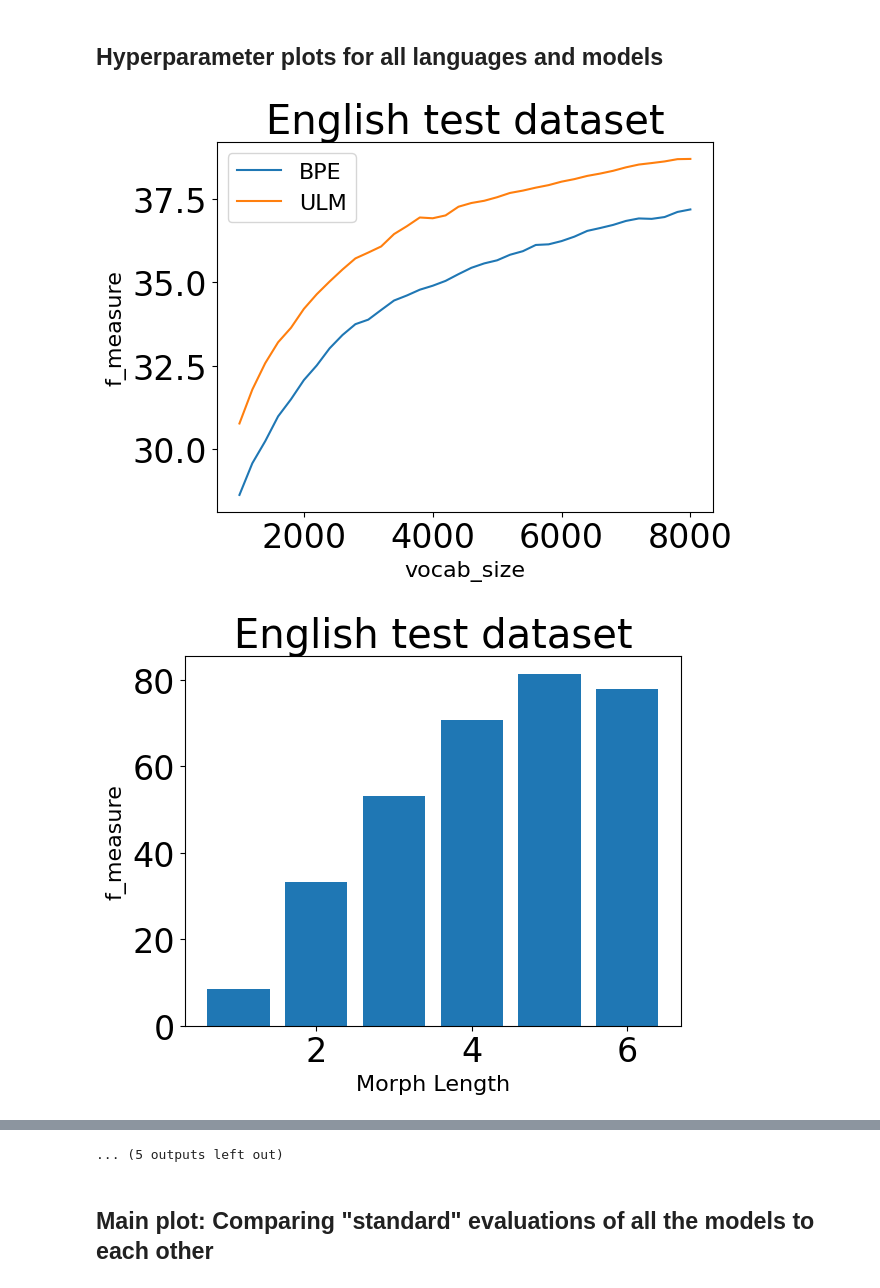
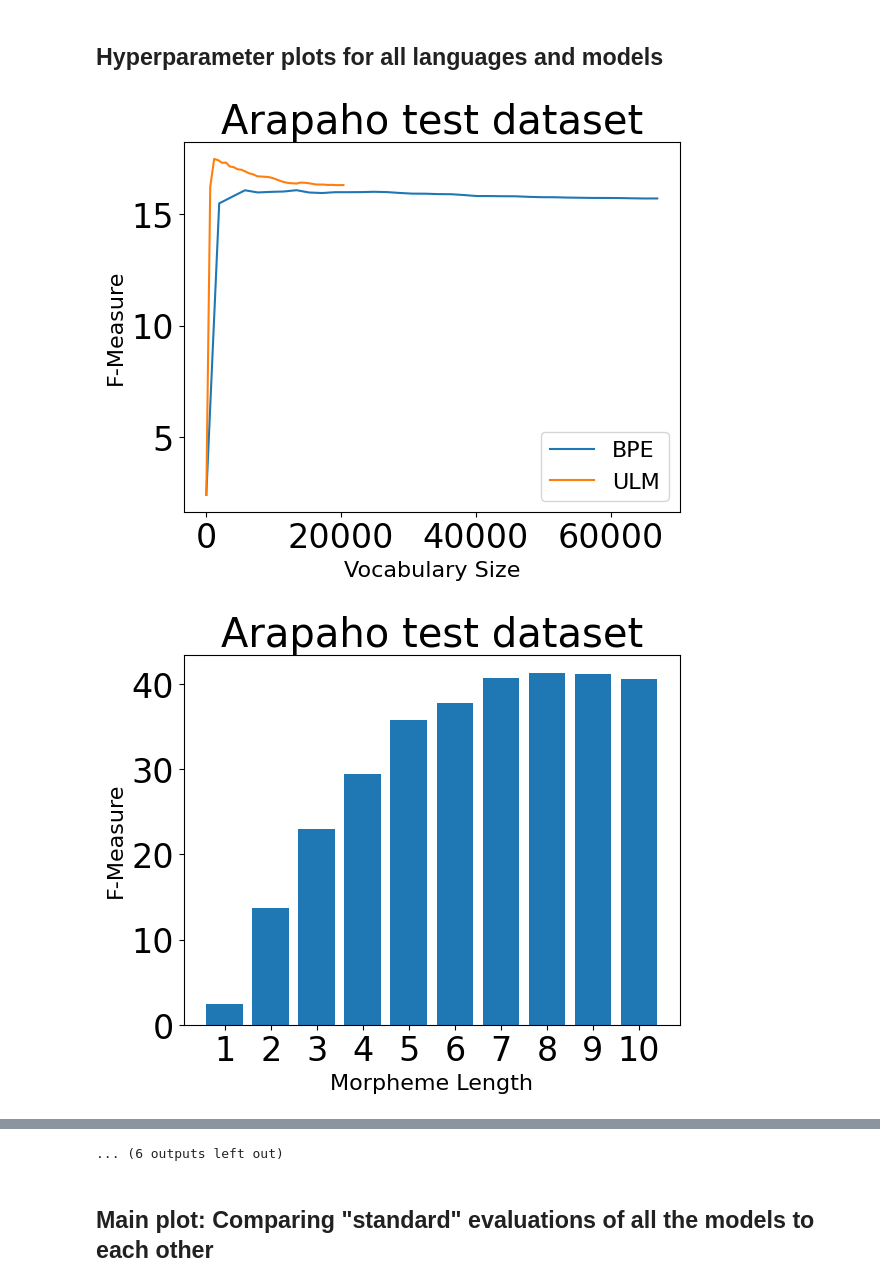
Before and after one commit to tanmaydeshp/NLP-Praktikum, a Jupyter notebook: segmentation_techniques/eval_plot.ipynb, the cells around one changed output, grey strips where cells are left out. Cells and saved outputs as stored; diff of their text form; code cells hidden in the pictures.

Commit message:
Morph length evaluations for new languages

```diff
--- a/segmentation_techniques/eval_plot.ipynb
+++ b/segmentation_techniques/eval_plot.ipynb
@@ -2,12 +2,13 @@
 import matplotlib.pyplot as plt, numpy as np
 import json
 
-lang_prefix = ["eng", "ddo", "lez", "git", "ntu"]
-prefix_dict = {"eng":"English", "ddo":"Tsez", "lez": "Lezgi","git": "Gitksan", "ntu": "Natugu"}
+lang_prefix = ["arp", "eng", "usp", "ddo", "nyb", "ntu", "lez", "git"]
+prefix_dict = {"eng":"English", "ddo":"Tsez", "lez": "Lezgi","git": "Gitksan", "ntu": "Natügu" , "arp": "Arapaho", "nyb":"Nyangbo", "usp":"Uspanteko"}
 main_evals = {}
 morph_len_evals = {}
 #Function to extract f_scores from output JSON files
 def extract_fscores(model_type, scores_dict, output_data):
+        temp_dict = {}
         i = 0
         for item in output_data:
             if model_type in item["model"]:
@@ -15,7 +16,10 @@ def extract_fscores(model_type, scores_dict, output_data):
                 for part in parts:
                     if part.isdigit():
                         i = int(part)
-                        scores_dict[i] = float(item["f_measure"])
+                        if i not in temp_dict:
+                            temp_dict[i] = float(item["f_measure"])
+
+        scores_dict.update(dict(sorted(temp_dict.items())))
 
 #Function to plot vocab_size vs. f_score plots for BPE and ULM
 def spm_plot(fscores_bpe=None, fscores_ulm=None, title_fill="", combined=False):
@@ -26,8 +30,8 @@ def spm_plot(fscores_bpe=None, fscores_ulm=None, title_fill="", combined=False):
         x2 = list(fscores_ulm.keys())
         y2 = list(fscores_ulm.values())
     fig, ax = plt.subplots()
-    ax.set_xlabel('vocab_size', fontsize=16)
-    ax.set_ylabel('f_measure', fontsize=16)
+    ax.set_xlabel('Vocabulary Size', fontsize=16)
+    ax.set_ylabel('F-Measure', fontsize=16)
     if fscores_bpe is not None and fscores_ulm is not None:
         ax.set_title(f'{title_fill}')
         ax.plot(x1, y1, label='BPE')
@@ -46,17 +50,18 @@ def morfessor_plot(fscores_morfessor, title_fill, type):
     a = list(fscores_morfessor.keys())
     b = list(fscores_morfessor.values())
     if type == "morph_length":
-         xlabel = "Morph Length"
+         xlabel = "Morpheme Length"
          title = f"{title_fill}"
     elif type == "num_morph_types":
          xlabel = "Number of morpheme types"
          title = f"{title_fill}"
     fig, ax = plt.subplots()
     ax.set_xlabel(xlabel, fontsize=16)
-    ax.set_ylabel('f_measure', fontsize=16)
+    ax.set_ylabel('F-Measure', fontsize=16)
     ax.set_title(title)
     if type == "morph_length":
         ax.bar(a,b)
+        ax.set_xticks(a)
     elif type == "num_morph_types":
         ax.scatter(a, b)
 # %% [markdown]
@@ -86,34 +91,34 @@ for lang in lang_prefix:
     max_bpe = max(fscores_bpe.values())
     max_ulm = max(fscores_ulm.values())
     max_morfessor = 0
     # for (key, value) in fscores_bpe.items():
     #     if value == avg_bpe:
     #         main_evals[f"{lang}_bpe_{key}"] = avg_bpe
     #         break
     # for (key, value) in fscores_ulm.items():
     #     if value == avg_ulm:
     #         main_evals[f"{lang}_ulm_{key}"] = avg_ulm
     #         break
     for item in output_data:
-            if "morfessor_len" in item["model"]:
+            if "morfessor" in item["model"]:
                 if item["f_measure"] > max_morfessor:
                      max_morfessor = item["f_measure"]
     main_evals[f"{lang}_bpe_max"] = float(max_bpe)
     main_evals[f"{lang}_ulm_max"] = float(max_ulm)
     main_evals[f"{lang}_morfessor_max"] = float(max_morfessor)
 
     for ml, f in fscores_morfessor_len.items():
          morph_len_evals[f"{lang}_morfessor_len_{ml}"] = f
 
     spm_plot(fscores_bpe=fscores_bpe, fscores_ulm=fscores_ulm, title_fill=f"{prefix_dict[lang]} test dataset")
     morfessor_plot(fscores_morfessor=fscores_morfessor_len, title_fill=f"{prefix_dict[lang]} test dataset", type="morph_length")
-    morfessor_plot(fscores_morfessor=fscores_morfessor_types, title_fill=f"{prefix_dict[lang]} test dataset", type="num_morph_types")
+    # morfessor_plot(fscores_morfessor=fscores_morfessor_types, title_fill=f"{prefix_dict[lang]} test dataset", type="num_morph_types")
 
     if lang == "eng":
         extract_fscores("morfessor_training_len", fscores_morfessor_training_len, output_data=output_data)
         extract_fscores("morfessor_training_types", fscores_morfessor_training_types, output_data=output_data)
         morfessor_plot(fscores_morfessor=fscores_morfessor_len, title_fill=f"{prefix_dict[lang]} training dataset", type="morph_length")
         morfessor_plot(fscores_morfessor=fscores_morfessor_types, title_fill=f"{prefix_dict[lang]} training dataset", type="num_morph_types")
 # %% [output]
-[figure, old version]
+[figure, new version]
-[figure, old version]
+[figure, new version]
@@ -130,4 +135,4 @@ for lang in lang_prefix:
-... (5 outputs left out)
+... (6 outputs left out)
 # %% [markdown]
 ## Main plot: Comparing "standard" evaluations of all the models to each other
 # %%
```
Also changed, not shown: parts of 4 cells of this notebook, 12 other files.
